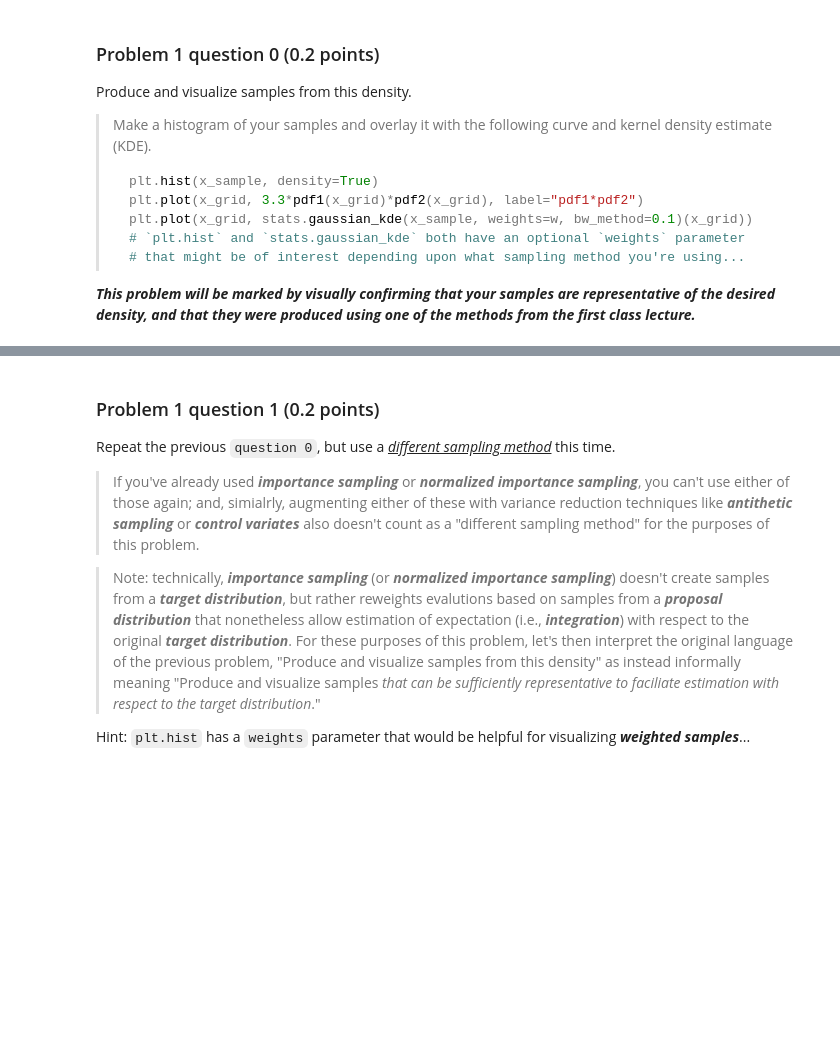
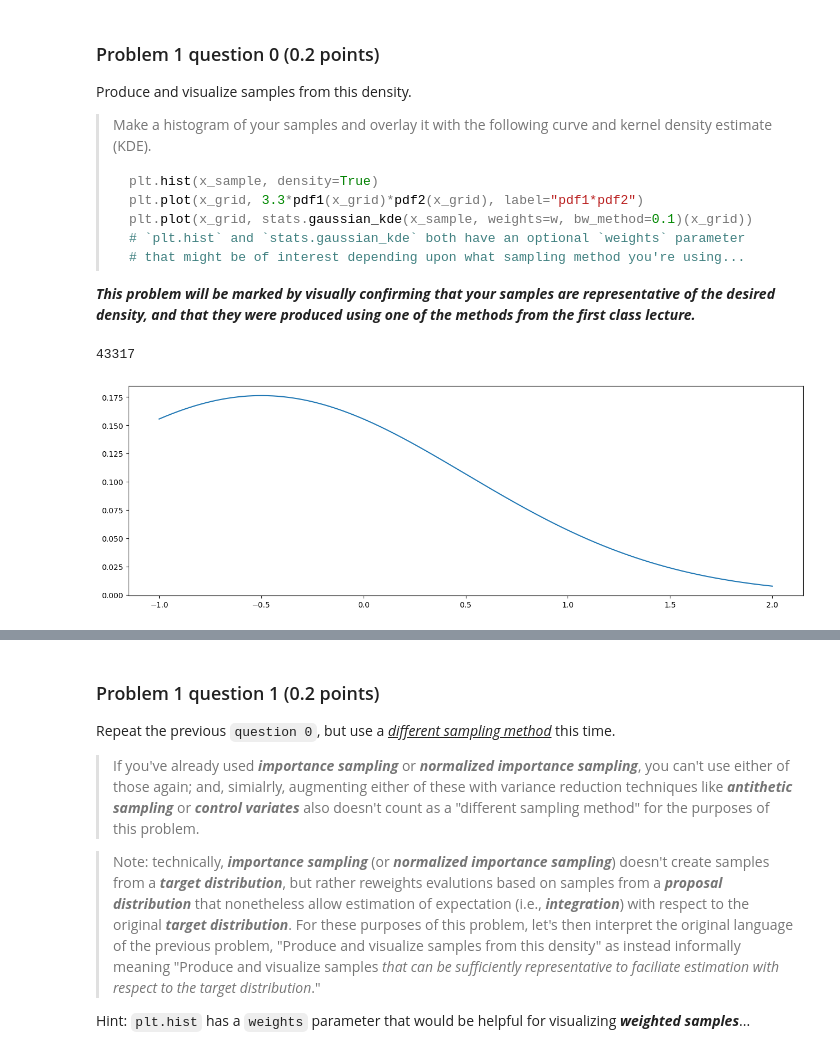
Before and after one commit to pointOfive/STA410_W24_StatisticalComputation, a Jupyter notebook: Week2/STA410_W24_Week2_Homework_EstimationViaSampling.ipynb, the cells around one changed output, grey strips where cells are left out. Saved outputs shown, nothing was run; the diff lists cells and outputs as text; code cells hidden in the pictures; blank space fills up the shorter version.

```diff
--- a/Week2/STA410_W24_Week2_Homework_EstimationViaSampling.ipynb
+++ b/Week2/STA410_W24_Week2_Homework_EstimationViaSampling.ipynb
@@ -115,9 +115,24 @@ Produce and visualize samples from this density.
 ***This problem will be marked by visually confirming that your samples are representative of the desired density, and that they were produced using one of the methods from the first class lecture.***
 # %%
 n = 100000
+support = np.linspace(-1,2,n); plt.figure(figsize=(16,5)); plt.plot(support, pdf1(support)*pdf2(support))
 
+# target dist is product of the pdfs in range a=-1 b=2
+tilde_X = stats.uniform(-1, 3)
+tilde_x = tilde_X.rvs(size=n)
+c, u = 0.7, stats.uniform.rvs(size=n)
+# use rejection sampling
 # create x_sample_v1
-# len(x_sample_v1) may not be the same as n (why?); and, x_sample itself may not be the only
+x_sample_v1 = []
+for value, u_value in zip(tilde_x, u):
+    if u_value < ((pdf1(value) * pdf2(value)) / (c * tilde_X.pdf(value))):
+        x_sample_v1.append(value)
+
+x_sample_v1 = np.array(x_sample_v1)
+len(x_sample_v1) # may not be the same as n (why?); and, x_sample itself may not be the only
 # piece of information required to make x_sample be a representative sample of f(x) (why?)
+# %% [output]
+43317
+[figure, added]
 # %%
 # add "hist" "pdf1*pdf2" and "KDE" plots
```
Also changed, not shown: parts of 21 cells of this notebook.
